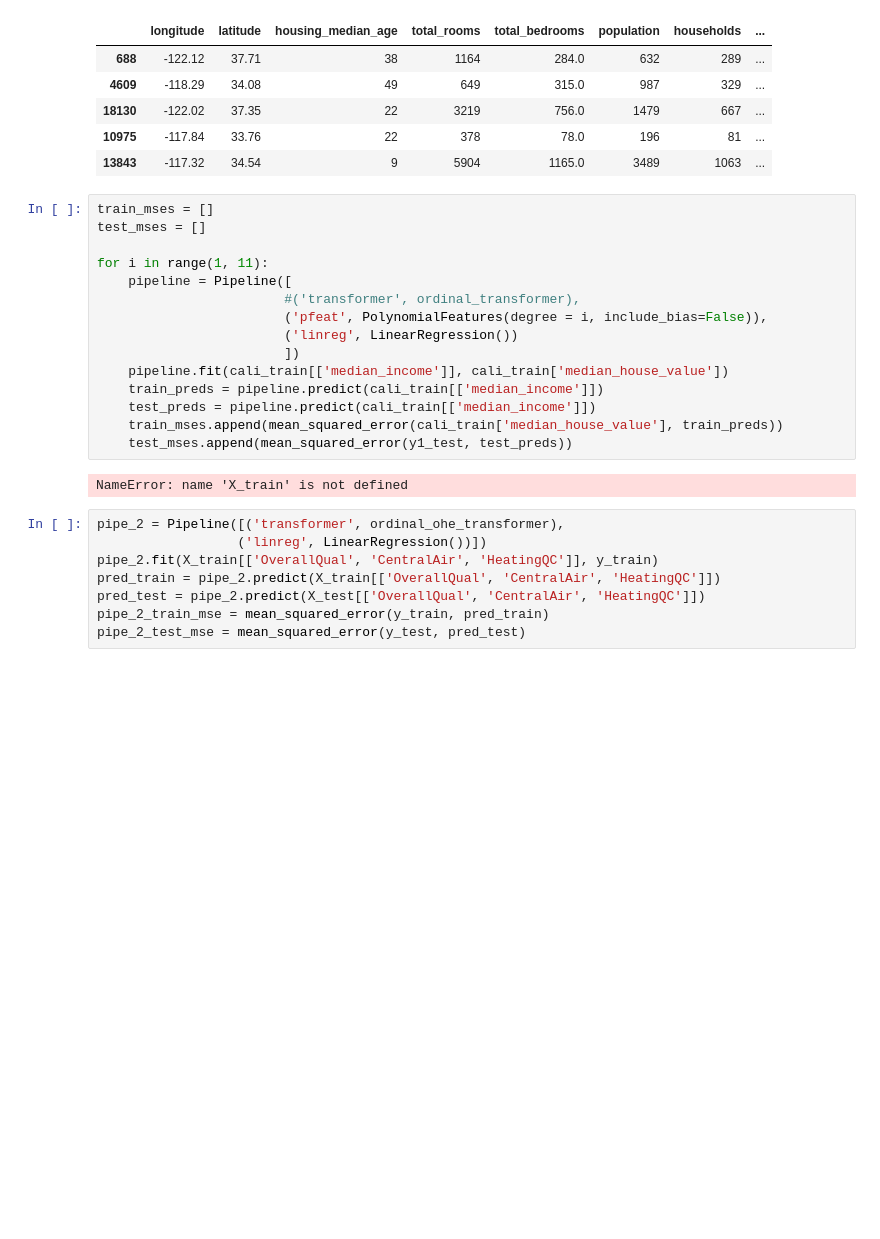
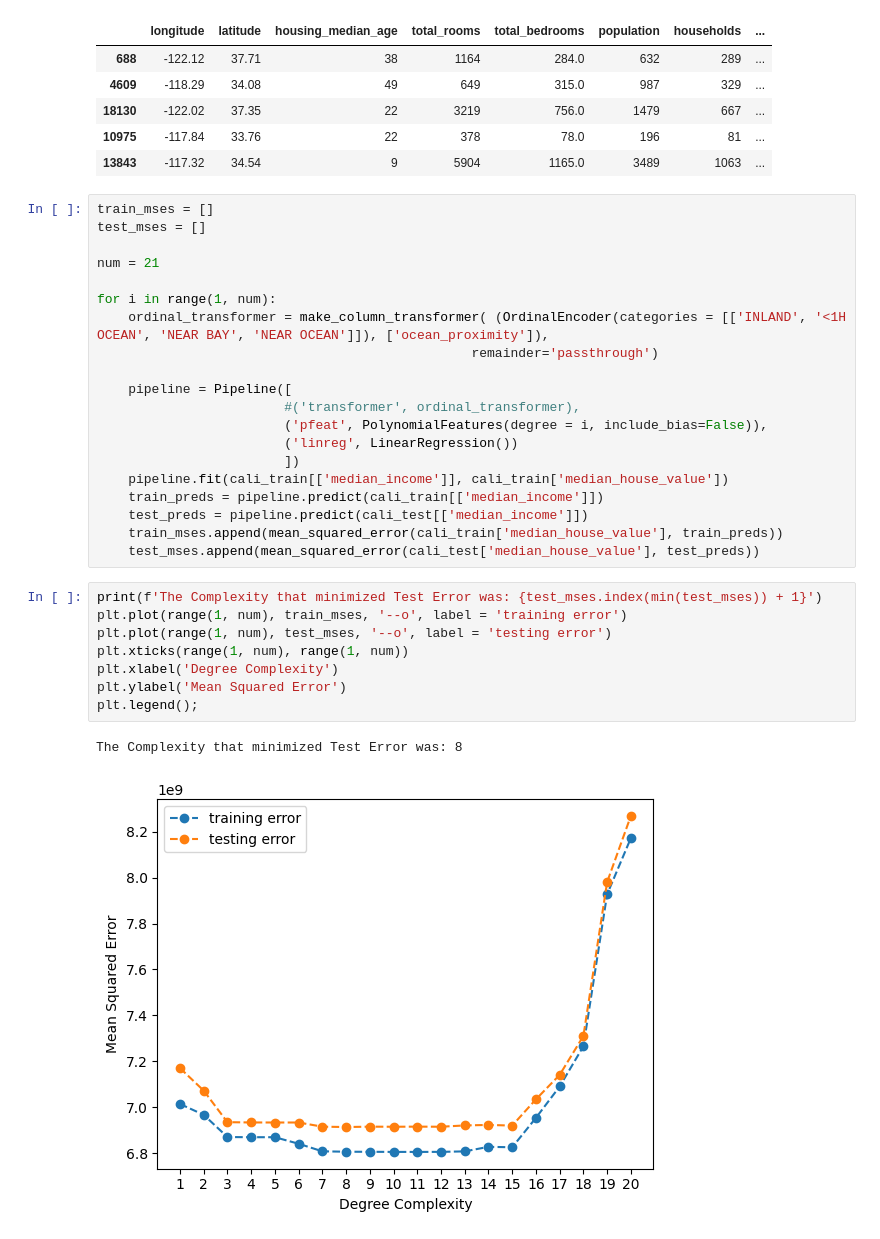
Before and after one commit to SenorMega/AI_ML-Jupyter-Notebooks, a Jupyter notebook: Module 8 - Feature Engineering and Overfitting/try_it_8.1-starter.ipynb, the cells around one changed output. Saved outputs shown, nothing was run; the diff lists cells and outputs as text; blank space fills up the shorter version.

```diff
--- a/Module 8 - Feature Engineering and Overfitting/try_it_8.1-starter.ipynb
+++ b/Module 8 - Feature Engineering and Overfitting/try_it_8.1-starter.ipynb
@@ -176,7 +176,12 @@ cali_train.head()
 train_mses = []
 test_mses = []
 
-for i in range(1, 11):
+num = 21
+
+for i in range(1, num):
+    ordinal_transformer = make_column_transformer( (OrdinalEncoder(categories = [['INLAND', '<1H OCEAN', 'NEAR BAY', 'NEAR OCEAN']]), ['ocean_proximity']),
+                                                remainder='passthrough')
+
     pipeline = Pipeline([
                         #('transformer', ordinal_transformer),
                         ('pfeat', PolynomialFeatures(degree = i, include_bias=False)),
@@ -184,16 +189,17 @@ for i in range(1, 11):
                         ])
     pipeline.fit(cali_train[['median_income']], cali_train['median_house_value'])
     train_preds = pipeline.predict(cali_train[['median_income']])
-    test_preds = pipeline.predict(cali_train[['median_income']])
+    test_preds = pipeline.predict(cali_test[['median_income']])
     train_mses.append(mean_squared_error(cali_train['median_house_value'], train_preds))
-    test_mses.append(mean_squared_error(y1_test, test_preds))
+    test_mses.append(mean_squared_error(cali_test['median_house_value'], test_preds))
-# %% [output]
-NameError: name 'X_train' is not defined
-# %%
-pipe_2 = Pipeline([('transformer', ordinal_ohe_transformer),
-                  ('linreg', LinearRegression())])
-pipe_2.fit(X_train[['OverallQual', 'CentralAir', 'HeatingQC']], y_train)
-pred_train = pipe_2.predict(X_train[['OverallQual', 'CentralAir', 'HeatingQC']])
-pred_test = pipe_2.predict(X_test[['OverallQual', 'CentralAir', 'HeatingQC']])
-pipe_2_train_mse = mean_squared_error(y_train, pred_train)
-pipe_2_test_mse = mean_squared_error(y_test, pred_test)
+# %%
+print(f'The Complexity that minimized Test Error was: {test_mses.index(min(test_mses)) + 1}')
+plt.plot(range(1, num), train_mses, '--o', label = 'training error')
+plt.plot(range(1, num), test_mses, '--o', label = 'testing error')
+plt.xticks(range(1, num), range(1, num))
+plt.xlabel('Degree Complexity')
+plt.ylabel('Mean Squared Error')
+plt.legend();
+# %% [output]
+The Complexity that minimized Test Error was: 8
+[figure, added]
```
